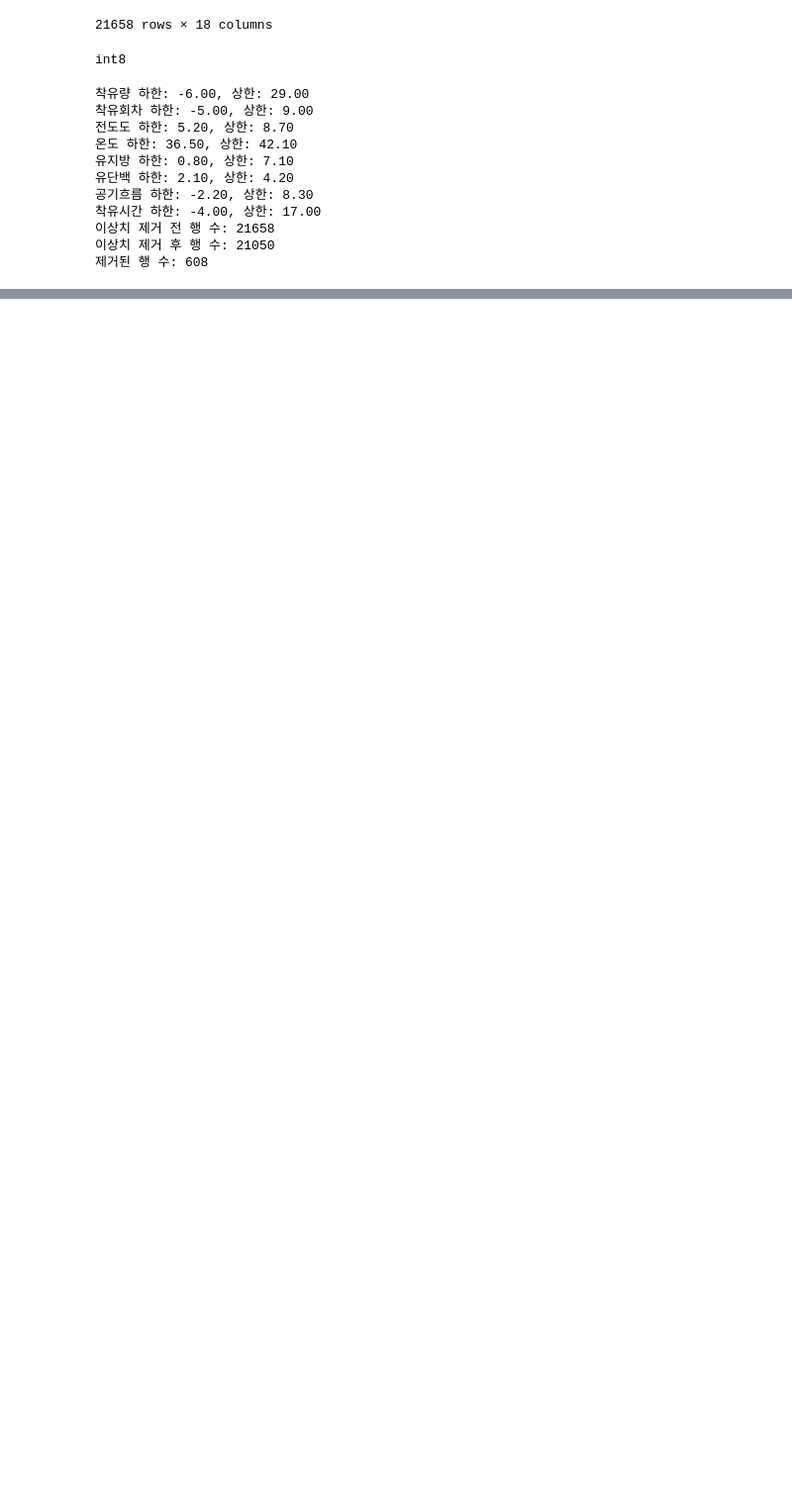
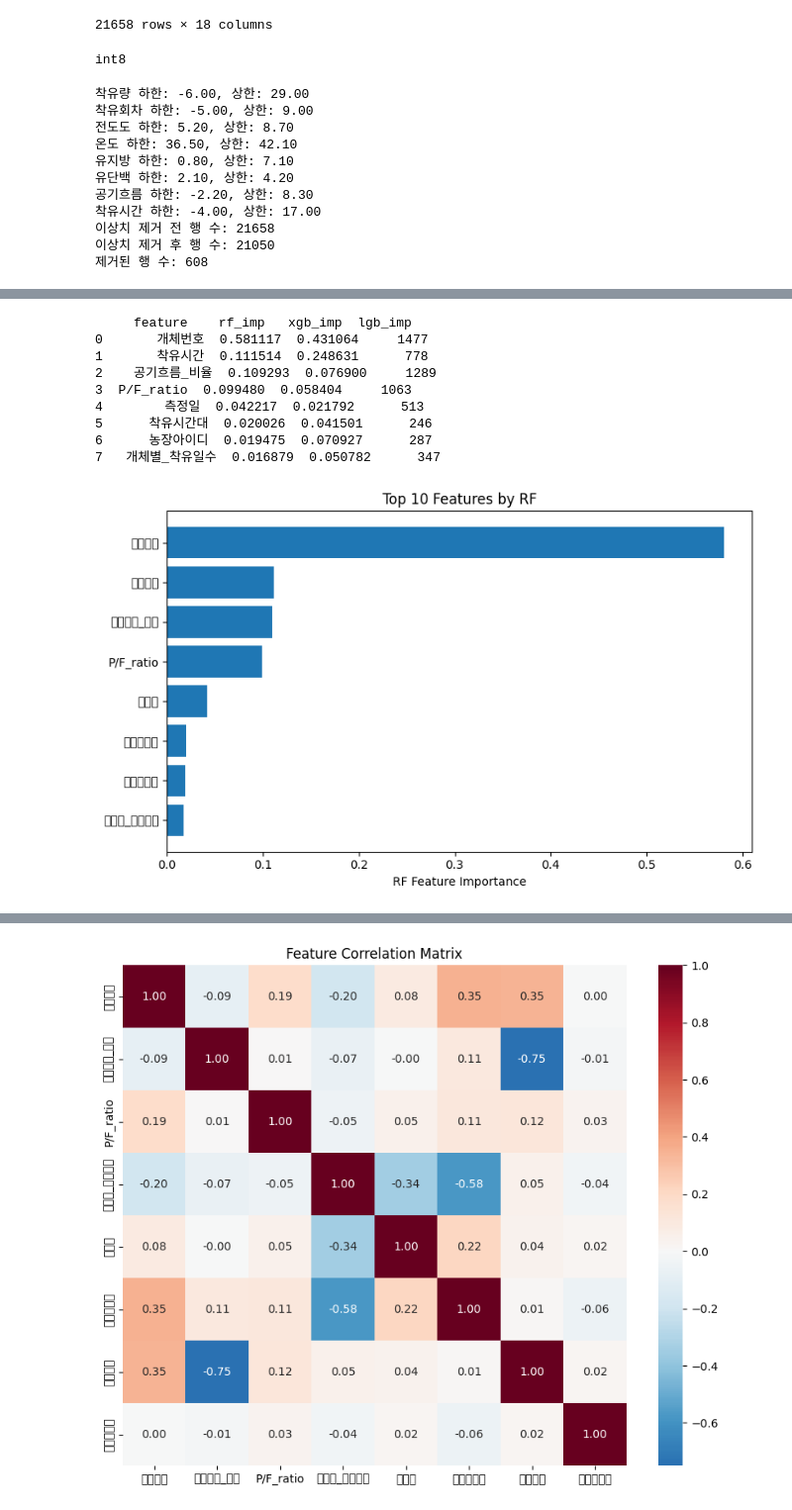
Before and after one commit to jiwon512/practical_project, a Jupyter notebook: jiwon/final_modeling.ipynb, the cells around one changed output, grey strips where cells are left out. Shown at 99% size. Drawn from its saved outputs; the diff is of its cells as text; code cells hidden in the pictures; blank space fills up the shorter version.

```diff
--- a/jiwon/final_modeling.ipynb
+++ b/jiwon/final_modeling.ipynb
@@ -190,0 +119,3 @@ NameError: name 'train_test_split' is not defined
+# %%
+# fit/transform 앞에 한 줄 추가
+df_clean.columns = [c.strip().replace(" ", "_") for c in df_clean.columns]
@@ -190,0 +288,68 @@ NameError: name 'train_test_split' is not defined
+# %%
+import pandas as pd
+import matplotlib.pyplot as plt
+
+# X_train 은 pandas.DataFrame, rf/xgb/lgb 는 이미 fit된 모델이라고 가정
+
+# 1) 중요도 추출
+imp_df = pd.DataFrame({
+    'feature': X_train.columns,
+    'rf_imp':  rf.feature_importances_,
+    'xgb_imp': xgb.feature_importances_,
+    'lgb_imp': lgb.feature_importances_
+})
+
+# 2) 보기 좋게 정렬 (여기서는 랜덤포레스트 기준으로)
+imp_df = imp_df.sort_values('rf_imp', ascending=False).reset_index(drop=True)
+print(imp_df)
+
+# 3) 시각화 (상위 10개)
+topn = 10
+fig, ax = plt.subplots(figsize=(8,5))
+ax.barh(imp_df['feature'].iloc[:topn][::-1], imp_df['rf_imp'].iloc[:topn][::-1])
+ax.set_xlabel("RF Feature Importance")
+ax.set_title(f"Top {topn} Features by RF")
+plt.tight_layout()
+plt.show()
+
+
+import pandas as pd
+from statsmodels.stats.outliers_influence import variance_inflation_factor
+
+# X 는 학습에 사용할 피처 DataFrame (상수항은 statsmodels 에서 자동 추가)
+# 필요시 수치형만 선택: X = X.select_dtypes(include='number')
+vif_data = pd.DataFrame()
+vif_data['feature'] = X.columns
+vif_data['VIF'] = [
+    variance_inflation_factor(X.values, i)
+    for i in range(X.shape[1])
+]
+print(vif_data.sort_values('VIF', ascending=False))
+
+
+import pandas as pd
+
+# X 는 피처 DataFrame
+corr = X.corr()
+# 상관계수 매트릭스 출력
+print(corr)
+
+# 히트맵으로 시각화 (선택)
+import matplotlib.pyplot as plt
+import seaborn as sns
+
+plt.figure(figsize=(10,8))
+sns.heatmap(corr, annot=True, fmt=".2f", cmap="RdBu_r", center=0)
+plt.title("Feature Correlation Matrix")
+plt.show()
+# %% [output]
+     feature    rf_imp   xgb_imp  lgb_imp
+0       개체번호  0.581117  0.431064     1477
+1       착유시간  0.111514  0.248631      778
+2    공기흐름_비율  0.109293  0.076900     1289
+3  P/F_ratio  0.099480  0.058404     1063
+4        측정일  0.042217  0.021792      513
+5      착유시간대  0.020026  0.041501      246
+6      농장아이디  0.019475  0.070927      287
+7   개체별_착유일수  0.016879  0.050782      347
+[figure, added]
@@ -190,0 +373 @@ NameError: name 'train_test_split' is not defined
+[figure, added]
```
Also changed, not shown: parts of 17 cells of this notebook, 2 other files.
